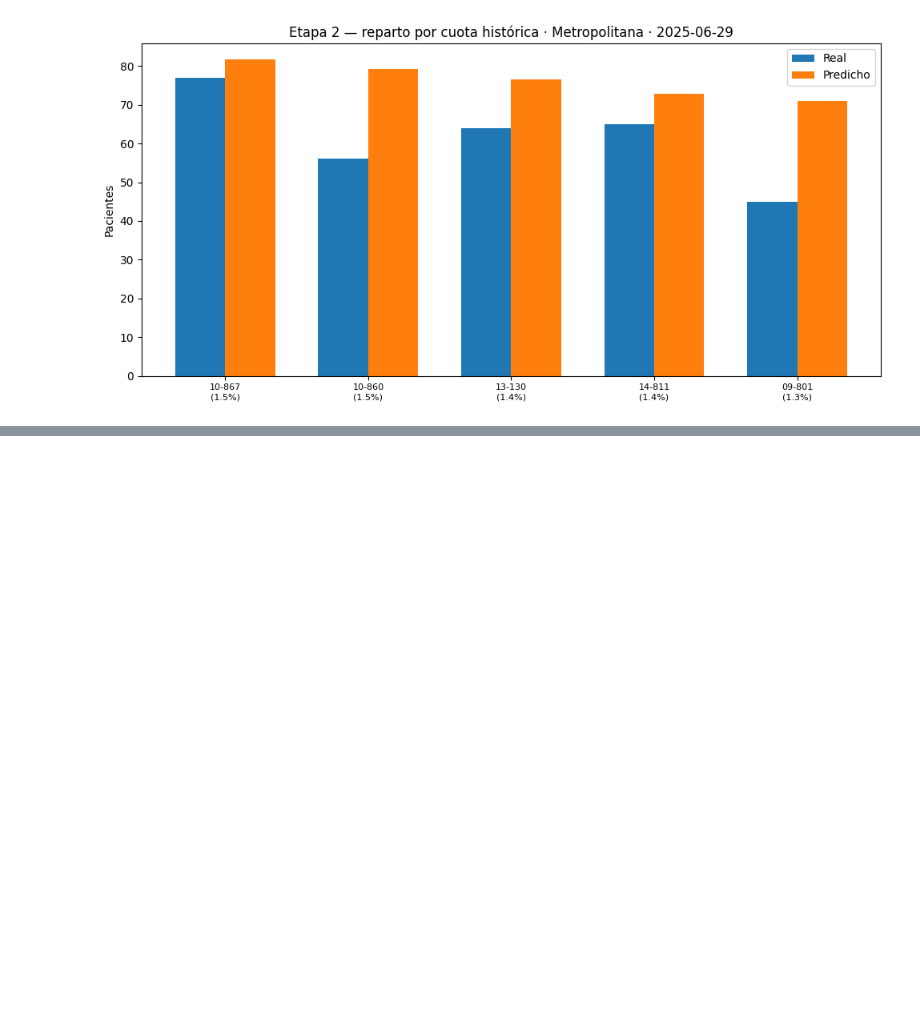
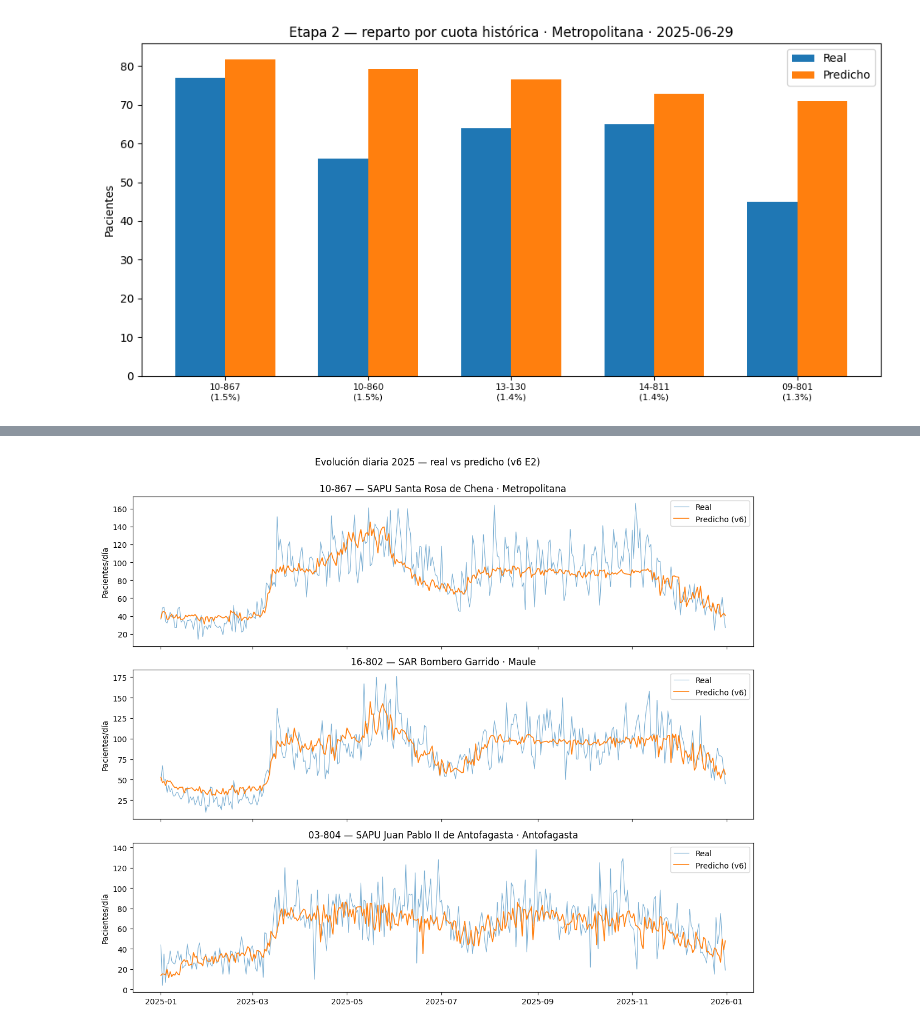
Before and after one commit to bupsidu/Healthcare_Analytics_Project, a Jupyter notebook: Modelo/notebooks/03_demo_prediccion_96h.ipynb, the cells around one changed output, grey strips where cells are left out. Cells and saved outputs as stored; diff of their text form; code cells hidden in the pictures; blank space fills up the shorter version.

Commit message:
Modelo v6, registros del proceso desde v1-v6 y evolución del modelo

```diff
--- a/Modelo/notebooks/03_demo_prediccion_96h.ipynb
+++ b/Modelo/notebooks/03_demo_prediccion_96h.ipynb
@@ -482,0 +786,23 @@ plt.show()
+# %%
+estabs_demo = {
+    "10-867": "Metropolitana",
+    "16-802": "Maule",
+    "03-804": "Antofagasta",
+}
+
+fig, ejes = plt.subplots(3, 1, figsize=(12, 10), sharex=True)
+for eje, (cod, reg) in zip(ejes, estabs_demo.items()):
+    g = eval_v6[eval_v6["IdLimpio"] == cod].sort_values("Fecha")
+    nombre = (df_v6[df_v6["IdEstablecimiento"].str.strip() == cod]
+              ["NEstablecimiento"].iloc[0])
+    eje.plot(g["Fecha"], g["Total"], lw=0.8, alpha=0.6, label="Real")
+    eje.plot(g["Fecha"], g["pred"], lw=1.2, label="Predicho (v6)")
+    eje.set_title(f"{cod} — {nombre} · {reg}")
+    eje.set_ylabel("Pacientes/día")
+    eje.legend(loc="upper right")
+
+plt.suptitle("Evolución diaria 2025 — real vs predicho (v6 E2)", y=1.00)
+plt.tight_layout()
+plt.show()
+# %% [output]
+[figure, added]
```
Also changed, not shown: parts of 16 cells of this notebook, 12 other files.
